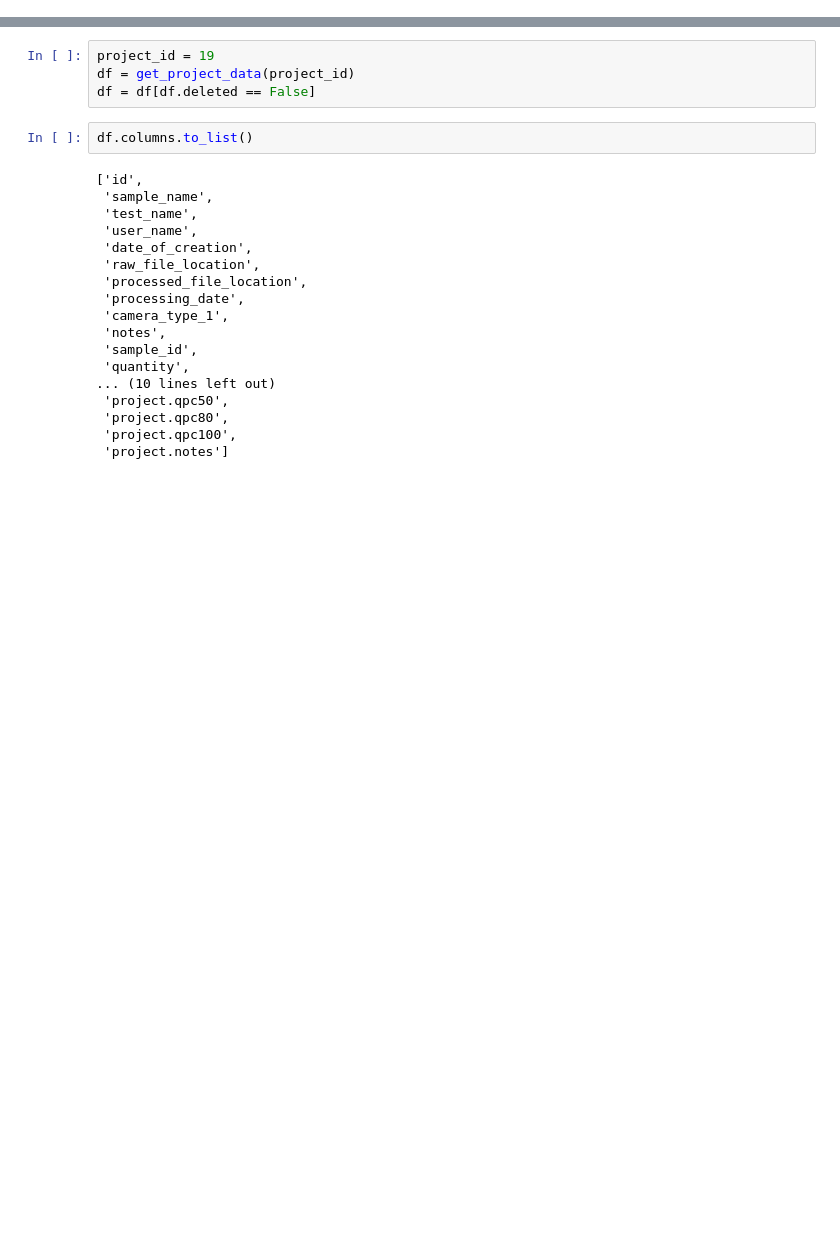
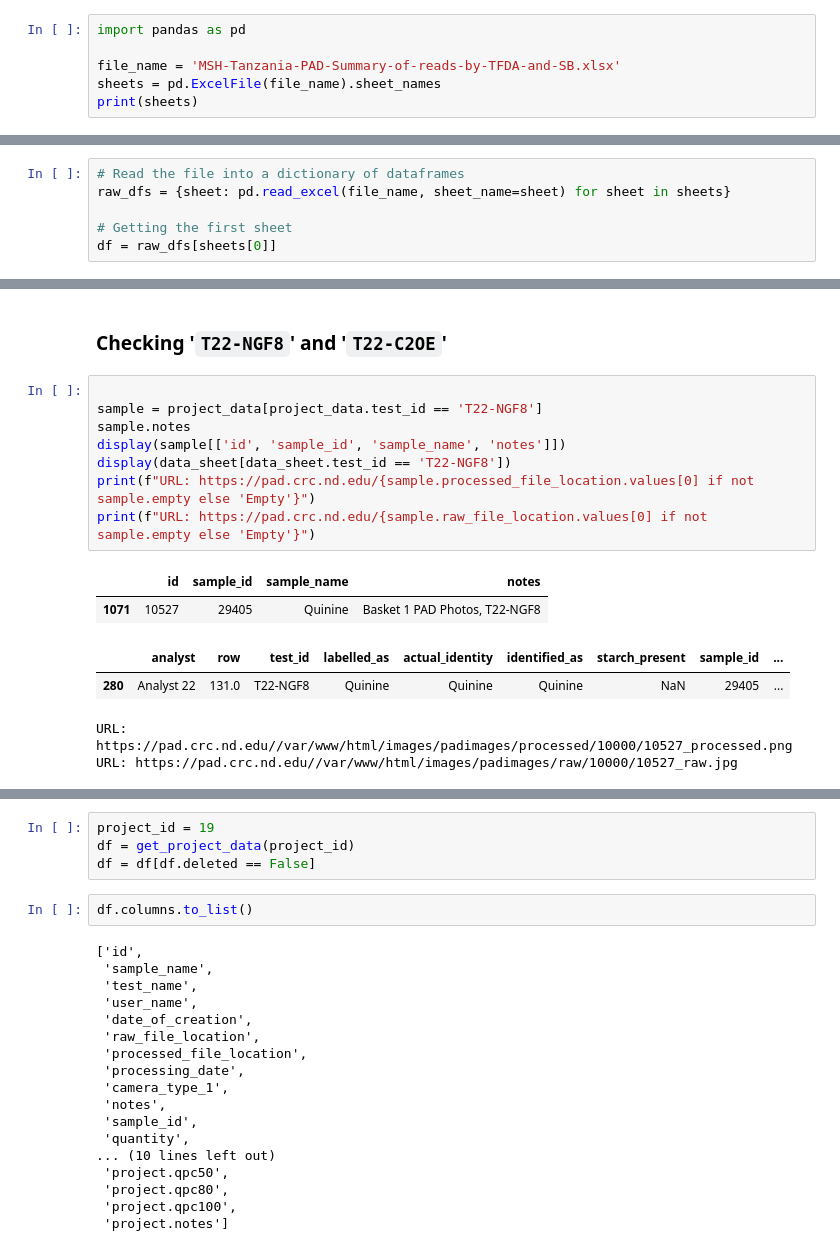
Before and after one commit to PaperAnalyticalDeviceND/pad_dataset_registry, a Jupyter notebook: nbs/DATASET__MSH-Tanzania/EXP__project-MSH-Tanzania-id-19-complete.ipynb, the cells around one changed output, grey strips where cells are left out. Drawn from its saved outputs; the diff is of its cells as text; blank space fills up the shorter version.

Commit message:
aotebooks and fcsvsfor exploring MSH-Tanzania

```diff
--- a/nbs/DATASET__MSH-Tanzania/EXP__project-MSH-Tanzania-id-19.ipynb
+++ b/nbs/DATASET__MSH-Tanzania/EXP__project-MSH-Tanzania-id-19-complete.ipynb
@@ -22,0 +106,6 @@ def get_project_data(project_id):
+# %%
+import pandas as pd
+
+file_name = 'MSH-Tanzania-PAD-Summary-of-reads-by-TFDA-and-SB.xlsx'
+sheets = pd.ExcelFile(file_name).sheet_names
+print(sheets)
@@ -22,0 +114,6 @@ def get_project_data(project_id):
+# %%
+# Read the file into a dictionary of dataframes
+raw_dfs = {sheet: pd.read_excel(file_name, sheet_name=sheet) for sheet in sheets}
+
+# Getting the first sheet
+df = raw_dfs[sheets[0]]
@@ -22,0 +532,17 @@ def get_project_data(project_id):
+# %% [markdown]
+### Checking '`T22-NGF8`' and '`T22-C2OE`'
+# %%
+
+sample = project_data[project_data.test_id == 'T22-NGF8']
+sample.notes
+display(sample[['id', 'sample_id', 'sample_name', 'notes']])
+display(data_sheet[data_sheet.test_id == 'T22-NGF8'])
+print(f"URL: https://pad.crc.nd.edu/{sample.processed_file_location.values[0] if not sample.empty else 'Empty'}")
+print(f"URL: https://pad.crc.nd.edu/{sample.raw_file_location.values[0] if not sample.empty else 'Empty'}")
+# %% [output]
+|  | id | sample_id | sample_name | notes |
+| 1071 | 10527 | 29405 | Quinine | Basket 1 PAD Photos, T22-NGF8 |
+|  | analyst | row | test_id | labelled_as | actual_identity | identified_as | starch_present | sample_id | ... |
+| 280 | Analyst 22 | 131.0 | T22-NGF8 | Quinine | Quinine | Quinine | NaN | 29405 | ... |
+URL: https://pad.crc.nd.edu//var/www/html/images/padimages/processed/10000/10527_processed.png
+URL: https://pad.crc.nd.edu//var/www/html/images/padimages/raw/10000/10527_raw.jpg
```
Also changed, not shown: parts of 46 cells of this notebook, 14 other files.
